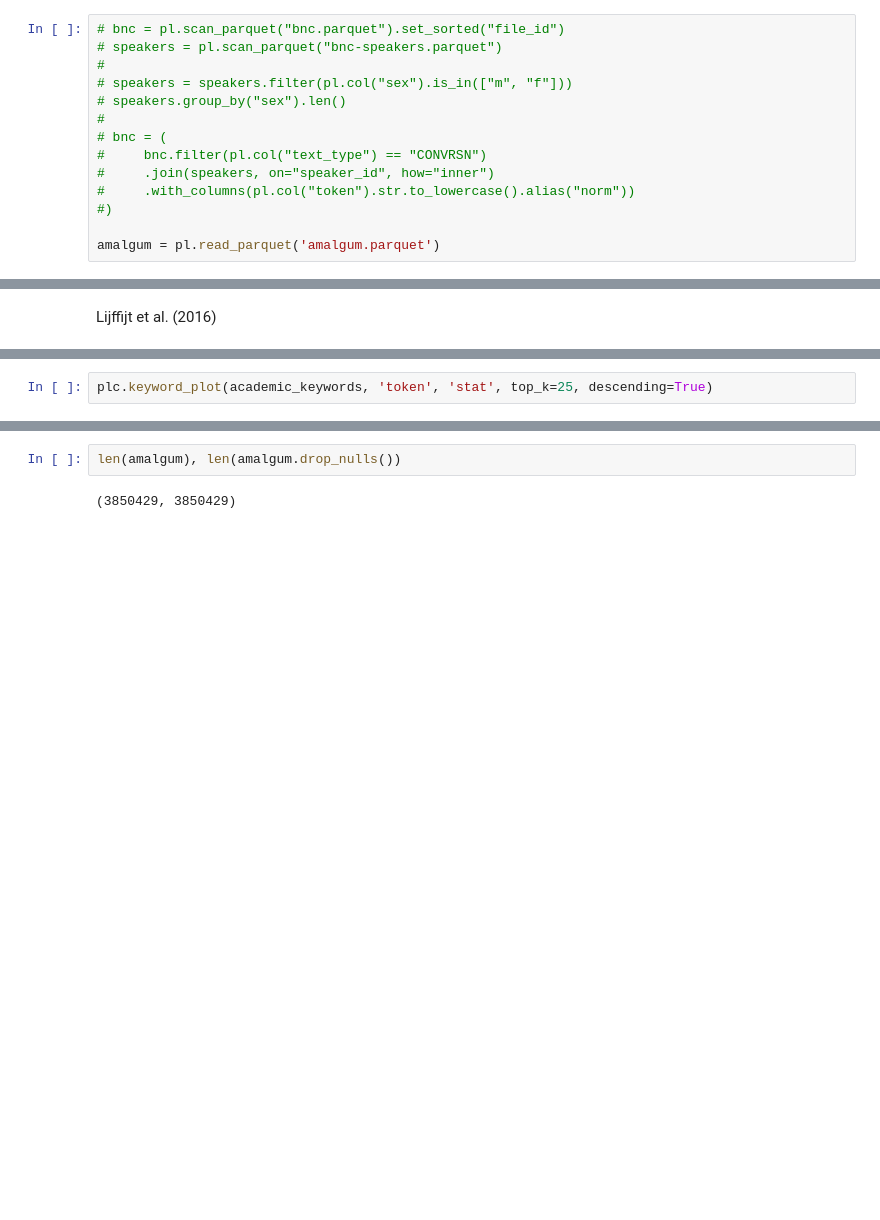
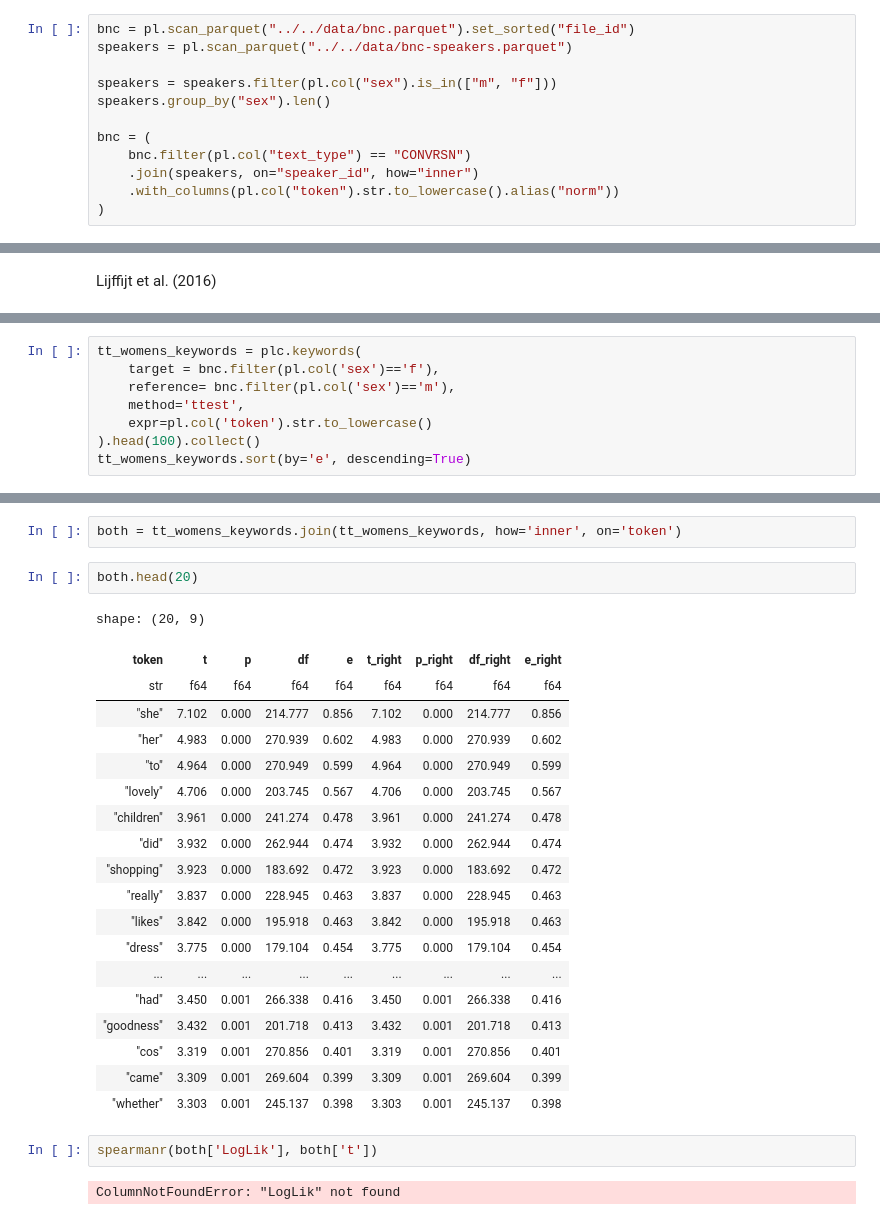
Before and after one commit to rmalouf/polars_corpus, a Jupyter notebook: docs/notebooks/keywords.ipynb, the cells around one changed output, grey strips where cells are left out. Drawn from its saved outputs; the diff is of its cells as text; blank space fills up the shorter version.

```diff
--- a/docs/notebooks/keywords.ipynb
+++ b/docs/notebooks/keywords.ipynb
@@ -23,19 +24,17 @@ pl.Config.set_float_precision(3)
 # %% [output]
 polars.config.Config
 # %%
-# bnc = pl.scan_parquet("bnc.parquet").set_sorted("file_id")
-# speakers = pl.scan_parquet("bnc-speakers.parquet")
-#
-# speakers = speakers.filter(pl.col("sex").is_in(["m", "f"]))
-# speakers.group_by("sex").len()
-#
-# bnc = (
-#     bnc.filter(pl.col("text_type") == "CONVRSN")
-#     .join(speakers, on="speaker_id", how="inner")
-#     .with_columns(pl.col("token").str.to_lowercase().alias("norm"))
-#)
+bnc = pl.scan_parquet("../../data/bnc.parquet").set_sorted("file_id")
+speakers = pl.scan_parquet("../../data/bnc-speakers.parquet")
 
-amalgum = pl.read_parquet('amalgum.parquet')
+speakers = speakers.filter(pl.col("sex").is_in(["m", "f"]))
+speakers.group_by("sex").len()
+
+bnc = (
+    bnc.filter(pl.col("text_type") == "CONVRSN")
+    .join(speakers, on="speaker_id", how="inner")
+    .with_columns(pl.col("token").str.to_lowercase().alias("norm"))
+)
 # %% [markdown]
 Stefanowitsch (2020), pp. 378–380
 # %%
@@ -93,2 +118,8 @@ academic_keywords = plc.keywords(
 # %%
-plc.keyword_plot(academic_keywords, 'token', 'stat', top_k=25, descending=True)
+tt_womens_keywords = plc.keywords(
+    target = bnc.filter(pl.col('sex')=='f'),
+    reference= bnc.filter(pl.col('sex')=='m'),
+    method='ttest',
+    expr=pl.col('token').str.to_lowercase()
+).head(100).collect()
+tt_womens_keywords.sort(by='e', descending=True)
@@ -95,4 +146,28 @@ plc.keyword_plot(academic_keywords, 'token', 'stat', top_k=25, descending=True)
-# %%
-len(amalgum), len(amalgum.drop_nulls())
-# %% [output]
-(3850429, 3850429)
+# %%
+both = tt_womens_keywords.join(tt_womens_keywords, how='inner', on='token')
+# %%
+both.head(20)
+# %% [output]
+shape: (20, 9)
+| token | t | p | df | e | t_right | p_right | df_right | e_right |
+| str | f64 | f64 | f64 | f64 | f64 | f64 | f64 | f64 |
+| "she" | 7.102 | 0.000 | 214.777 | 0.856 | 7.102 | 0.000 | 214.777 | 0.856 |
+| "her" | 4.983 | 0.000 | 270.939 | 0.602 | 4.983 | 0.000 | 270.939 | 0.602 |
+| "to" | 4.964 | 0.000 | 270.949 | 0.599 | 4.964 | 0.000 | 270.949 | 0.599 |
+| "lovely" | 4.706 | 0.000 | 203.745 | 0.567 | 4.706 | 0.000 | 203.745 | 0.567 |
+| "children" | 3.961 | 0.000 | 241.274 | 0.478 | 3.961 | 0.000 | 241.274 | 0.478 |
+| "did" | 3.932 | 0.000 | 262.944 | 0.474 | 3.932 | 0.000 | 262.944 | 0.474 |
+| "shopping" | 3.923 | 0.000 | 183.692 | 0.472 | 3.923 | 0.000 | 183.692 | 0.472 |
+| "really" | 3.837 | 0.000 | 228.945 | 0.463 | 3.837 | 0.000 | 228.945 | 0.463 |
+| "likes" | 3.842 | 0.000 | 195.918 | 0.463 | 3.842 | 0.000 | 195.918 | 0.463 |
+| "dress" | 3.775 | 0.000 | 179.104 | 0.454 | 3.775 | 0.000 | 179.104 | 0.454 |
+| ... | ... | ... | ... | ... | ... | ... | ... | ... |
+| "had" | 3.450 | 0.001 | 266.338 | 0.416 | 3.450 | 0.001 | 266.338 | 0.416 |
+| "goodness" | 3.432 | 0.001 | 201.718 | 0.413 | 3.432 | 0.001 | 201.718 | 0.413 |
+| "cos" | 3.319 | 0.001 | 270.856 | 0.401 | 3.319 | 0.001 | 270.856 | 0.401 |
+| "came" | 3.309 | 0.001 | 269.604 | 0.399 | 3.309 | 0.001 | 269.604 | 0.399 |
+| "whether" | 3.303 | 0.001 | 245.137 | 0.398 | 3.303 | 0.001 | 245.137 | 0.398 |
+# %%
+spearmanr(both['LogLik'], both['t'])
+# %% [output]
+ColumnNotFoundError: "LogLik" not found
```
Also changed, not shown: parts of 12 cells of this notebook, 10 other files.
